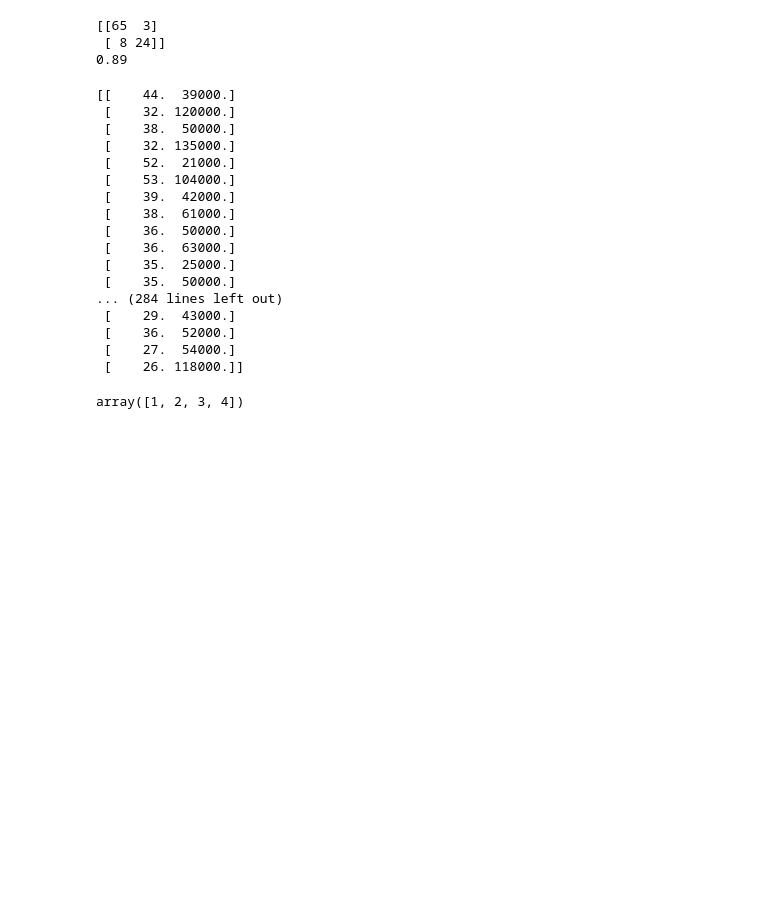
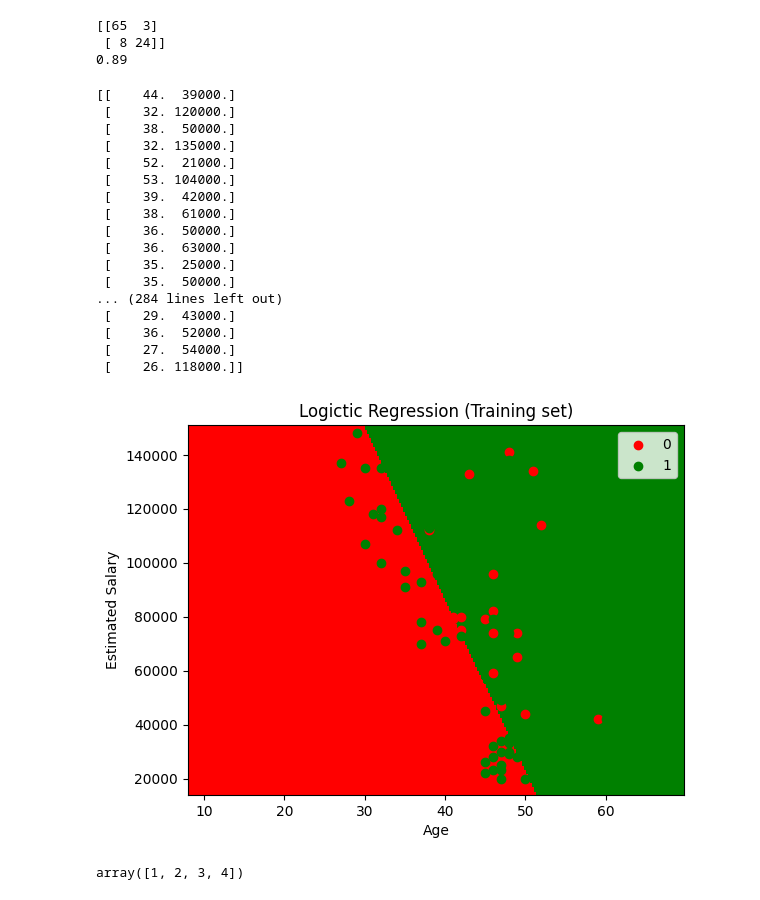
Before and after one commit to XXRadeonXFX/ML_Basics, a Jupyter notebook: Machine Learning A-Z (Codes and Datasets)/Part 3 - Classification/Section 14 - Logistic Regression/Python/Practice.ipynb, the cells around one changed output. Drawn from its saved outputs; the diff is of its cells as text; code cells hidden in the pictures; blank space fills up the shorter version.

```diff
--- a/Machine Learning A-Z (Codes and Datasets)/Part 3 - Classification/Section 14 - Logistic Regression/Python/Practice.ipynb
+++ b/Machine Learning A-Z (Codes and Datasets)/Part 3 - Classification/Section 14 - Logistic Regression/Python/Practice.ipynb
@@ -145,34 +145,35 @@ plt.contourf(X1,X2, classifier.predict( sc.transform( np.array( [X1.ravel() , X2
 
 plt.xlim(X1.min(), X1.max() )
 plt.ylim(X2.min() ,X2.max() )
 
 
 for i,j in enumerate( np.unique(y_set)  ):
     plt.scatter( X_set[ y_set == j ,0  ], X_set[ y_set ==j ,1 ] , c = ListedColormap(('red', 'green'))(i), label = j )
 
 plt.title('Logictic Regression (Training set)')
 plt.xlabel('Age')
 plt.ylabel('Estimated Salary')
-plt.lagend()
+plt.legend()
 plt.show()
 # %% [output]
 [[    44.  39000.]
  [    32. 120000.]
  [    38.  50000.]
  [    32. 135000.]
  [    52.  21000.]
  [    53. 104000.]
  [    39.  42000.]
  [    38.  61000.]
  [    36.  50000.]
  [    36.  63000.]
  [    35.  25000.]
  [    35.  50000.]
 ... (284 lines left out)
  [    29.  43000.]
  [    36.  52000.]
  [    27.  54000.]
  [    26. 118000.]]
+[figure, added]
 # %%
 np.array([[1,2,3,4]]).ravel()
 # %% [output]
```
